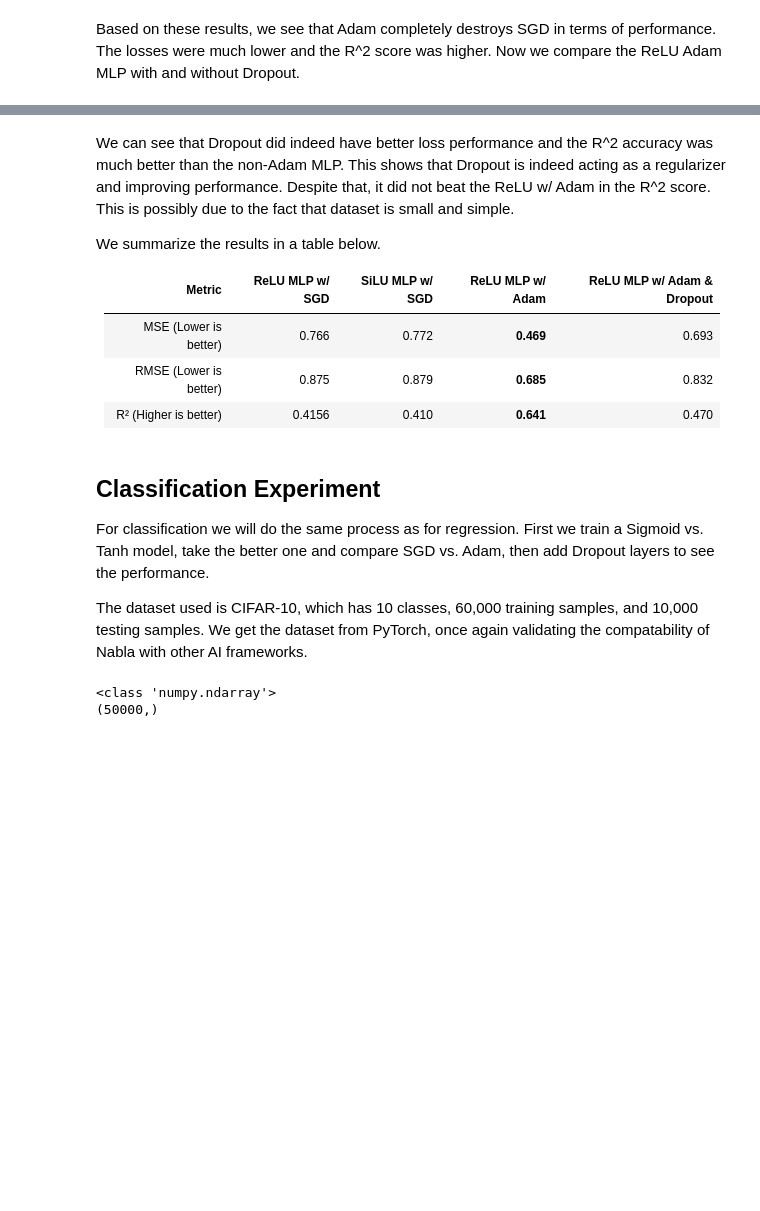
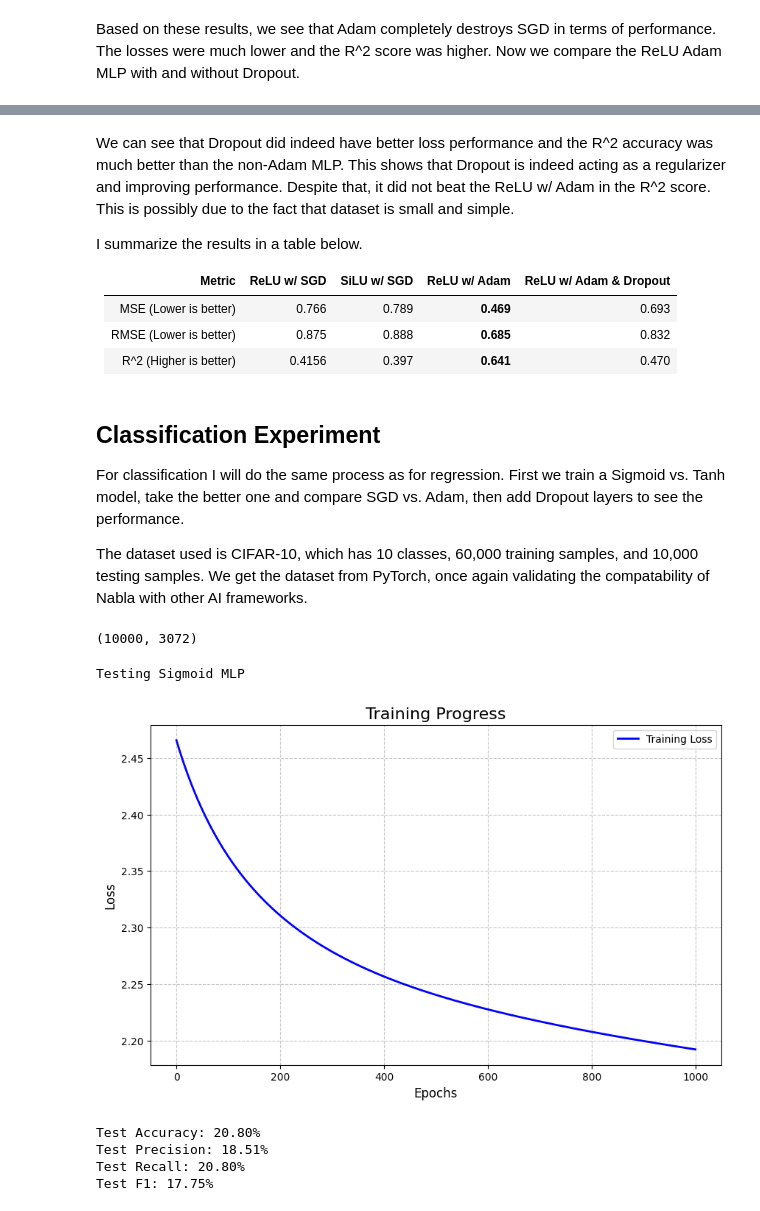
Before and after one commit to axr2718/nabla, a Jupyter notebook: demo.ipynb, the cells around one changed output, grey strips where cells are left out. Saved outputs shown, nothing was run; the diff lists cells and outputs as text; code cells hidden in the pictures; blank space fills up the shorter version.

```diff
--- a/demo.ipynb
+++ b/demo.ipynb
@@ -199,21 +206,23 @@ Test R^2: 0.4707
 # %% [markdown]
 We can see that Dropout did indeed have better loss performance and the R^2 accuracy was much better than the non-Adam MLP. This shows that Dropout is indeed acting as a regularizer and improving performance. Despite that, it did not beat the ReLU w/ Adam in the R^2 score. This is possibly due to the fact that dataset is small and simple.
 
-We summarize the results in a table below.
+I summarize the results in a table below.
 
-| Metric | ReLU MLP w/ SGD | SiLU MLP w/ SGD | ReLU MLP w/ Adam | ReLU MLP w/ Adam & Dropout |
+| Metric | ReLU w/ SGD | SiLU w/ SGD | ReLU w/ Adam | ReLU w/ Adam & Dropout |
 |--------|------------------|------------------|-------------------|-----------------------------|
-| MSE  (Lower is better)  |          0.766        |        0.772        |         **0.469**         |      0.693           |
-| RMSE (Lower is better)  |         0.875         |           0.879       |    **0.685**             |        0.832         |
-| R²   (Higher is better)  |          0.4156        |         0.410         |       **0.641**        |          0.470       |
+| MSE  (Lower is better)  |          0.766        |        0.789        |         **0.469**         |      0.693           |
+| RMSE (Lower is better)  |         0.875         |           0.888       |    **0.685**             |        0.832         |
+| R^2   (Higher is better)  |          0.4156        |         0.397         |       **0.641**        |          0.470       |
 # %% [markdown]
 ## Classification Experiment
-For classification we will do the same process as for regression. First we train a Sigmoid vs. Tanh model, take the better one and compare SGD vs. Adam, then add Dropout layers to see the performance.
+For classification I will do the same process as for regression. First we train a Sigmoid vs. Tanh model, take the better one and compare SGD vs. Adam, then add Dropout layers to see the performance.
 
 The dataset used is CIFAR-10, which has 10 classes, 60,000 training samples, and 10,000 testing samples. We get the dataset from PyTorch, once again validating the compatability of Nabla with other AI frameworks.
 # %%
 from torchvision.transforms import v2
 import torch
+import warnings
+warnings.filterwarnings('ignore')
 
 # Get dataset and splits
 transform = v2.Compose([
@@ -224,11 +233,41 @@ transform = v2.Compose([
 train_dataset = CIFAR10('./data', train=True, transform=transform, download=True)
 test_dataset = CIFAR10('./data', train=False, transform=transform, download=True)
 
+classes = train_dataset.classes
+
+scaler = StandardScaler()
+
+num_train_samples = len(train_dataset)
+in_features = train_dataset[0][0].reshape(-1).shape[0]
+out_features = len(classes)
 X_train = train_dataset.data
+X_train = X_train.reshape(num_train_samples, in_features)
+X_train = scaler.fit_transform(X_train)
 y_train = np.array(train_dataset.targets)
 
+num_test_samples = len(test_dataset)
 X_test = test_dataset.data
+X_test = X_test.reshape(num_test_samples, in_features)
+X_test = scaler.transform(X_test)
 y_test = np.array(test_dataset.targets)
+print(X_test.shape)
+
+criterion = nn.CrossEntropyLoss()
+num_epochs = 1000
 # %% [output]
-<class 'numpy.ndarray'>
-(50000,)
+(10000, 3072)
+# %%
+# Test between Sigmoid and Tanh
+print('Testing Sigmoid MLP')
+sigmoid_mlp = [nn.Linear(in_features, 100), nn.Sigmoid(), nn.Linear(100, 100), nn.Sigmoid(), nn.Linear(100, out_features)]
+sgd = optim.SGD(sigmoid_mlp, learning_rate=1e-3)
+loss_list = train(sigmoid_mlp, X_train, y_train, sgd, criterion, num_epochs)
+loss_plot(loss_list)
+accuracy, precision, recall, f1 = test(sigmoid_mlp, X_test, y_test, task='classification', classes=classes)
+# %% [output]
+Testing Sigmoid MLP
+[figure, added]
+Test Accuracy: 20.80%
+Test Precision: 18.51%
+Test Recall: 20.80%
+Test F1: 17.75%
```
Also changed, not shown: parts of 14 cells of this notebook, 4 other files.
